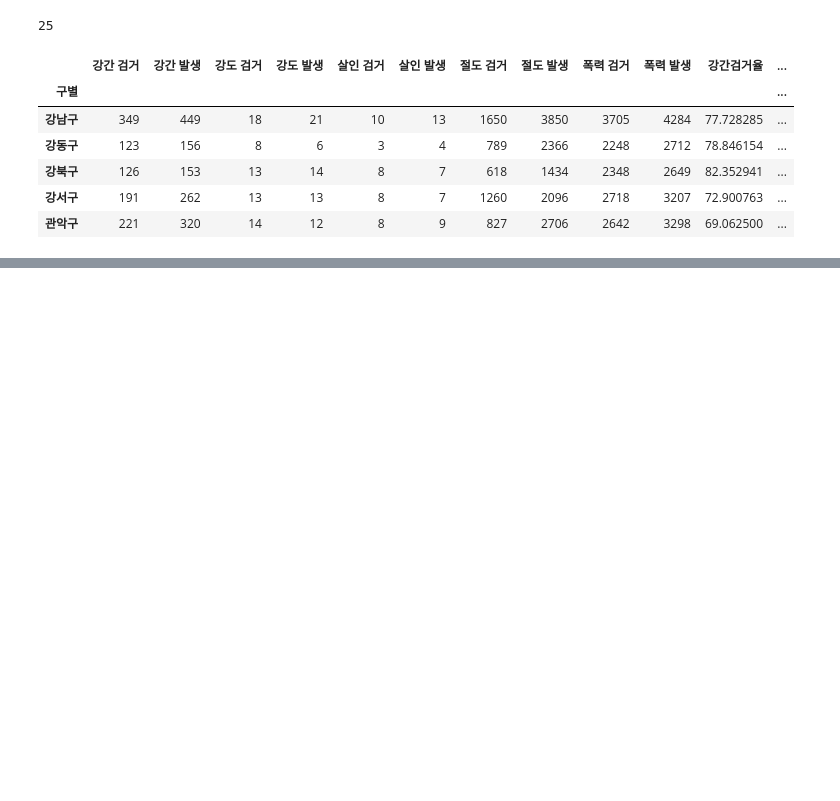
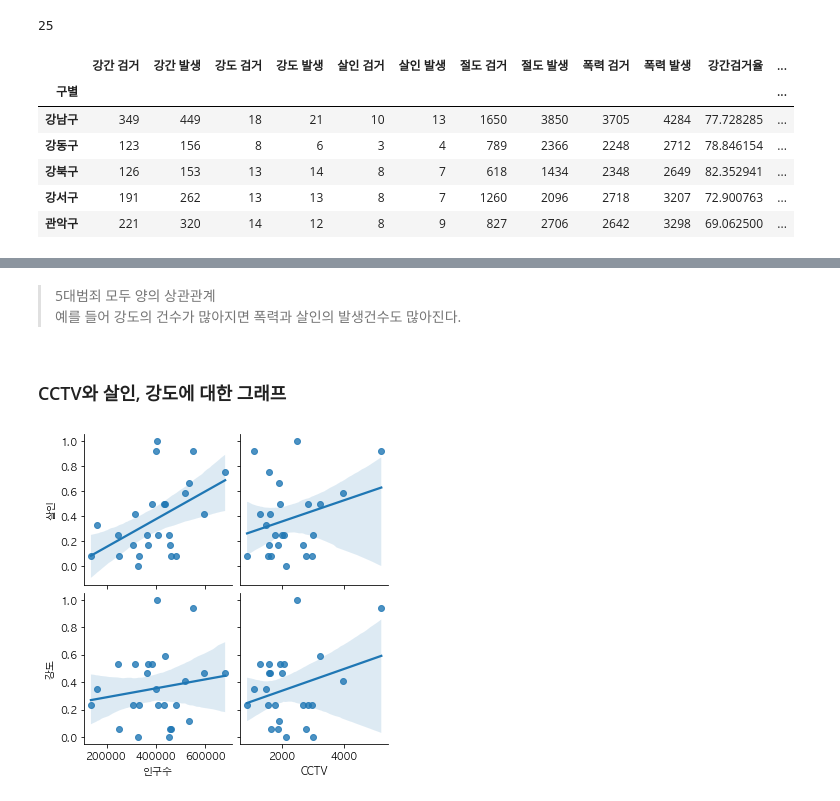
Before and after one commit to jjhwnn/Python, a Jupyter notebook: 3.DataAnalysis/Note/18.서울시 범죄 안전도.ipynb, the cells around one changed output, grey strips where cells are left out. Cells and saved outputs as stored; diff of their text form; code cells hidden in the pictures; blank space fills up the shorter version.

```diff
--- a/3.DataAnalysis/Note/18.서울시 범죄 안전도.ipynb
+++ b/3.DataAnalysis/Note/18.서울시 범죄 안전도.ipynb
@@ -397,0 +606,15 @@ crime_anal
+# %% [markdown]
+> 5대범죄 모두 양의 상관관계
+> 예를 들어 강도의 건수가 많아지면 폭력과 살인의 발생건수도 많아진다.
+# %% [markdown]
+### CCTV와 살인, 강도에 대한 그래프
+# %%
+sns.pairplot(
+    crime_anal_norm,
+    x_vars=['인구수', 'CCTV'],
+    y_vars=['살인','강도'],
+    kind='reg'
+)
+plt.show()
+# %% [output]
+[figure, added]
```
Also changed, not shown: parts of 39 cells of this notebook, 1 other file.
